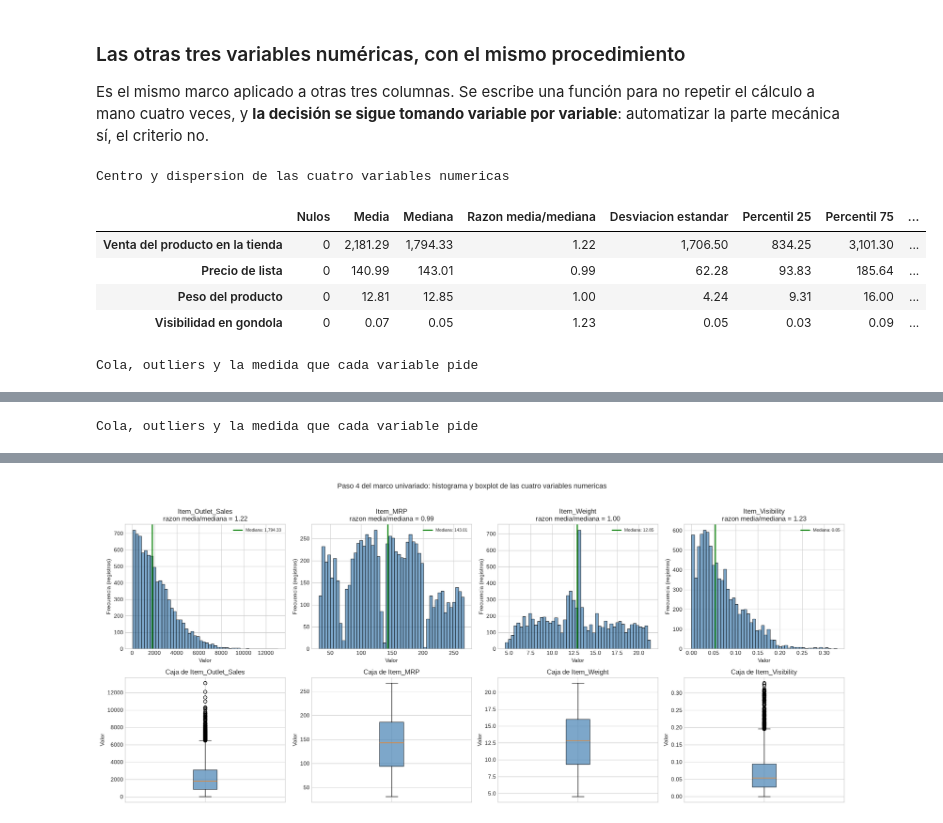
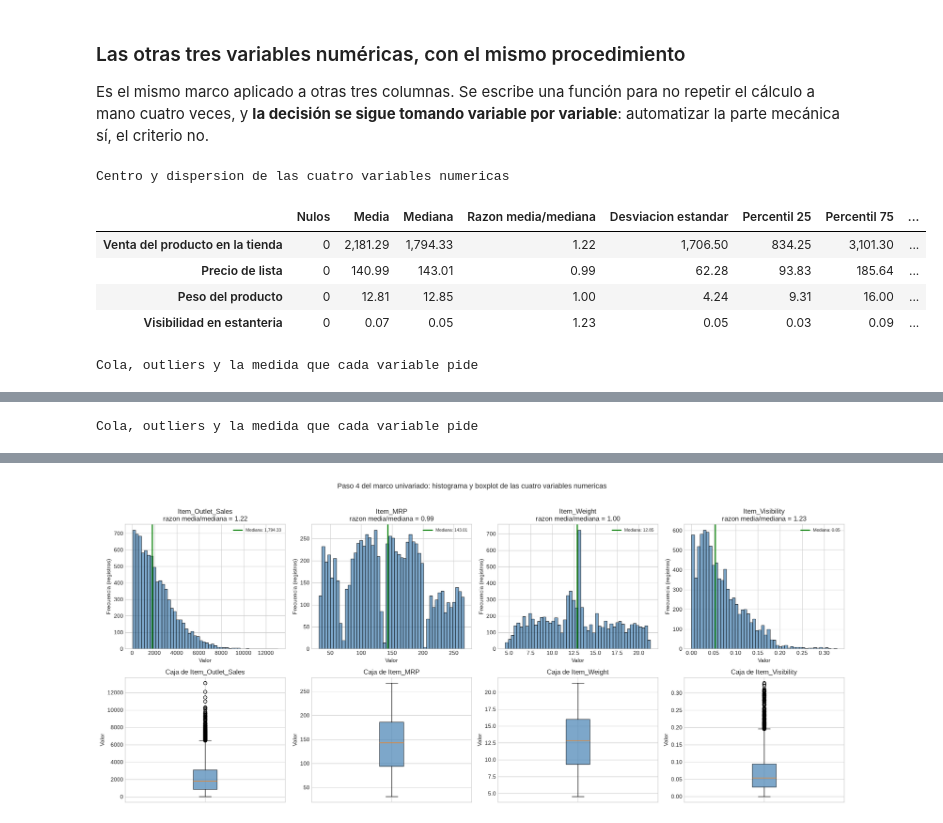
Before and after one commit to Breinersmartinez/Data-analysis, a Jupyter notebook: EDA_bigmart_sales.ipynb, the cells around one changed output, grey strips where cells are left out. Cells and saved outputs as stored; diff of their text form; code cells hidden in the pictures.

```diff
--- a/EDA_bigmart_sales.ipynb
+++ b/EDA_bigmart_sales.ipynb
@@ -103,7 +103,7 @@ COLUMNAS = {
     'Item_Identifier': 'Identificador del producto',
     'Item_Weight': 'Peso del producto',
     'Item_Fat_Content': 'Contenido de grasa',
-    'Item_Visibility': 'Visibilidad en gondola',
+    'Item_Visibility': 'Visibilidad en estanteria',
     'Item_Type': 'Familia de producto',
     'Item_MRP': 'Precio de lista',
     'Outlet_Identifier': 'Identificador de la tienda',
@@ -1512,35 +1512,35 @@ def univariado(datos, columna, etiqueta):
         'maximo': serie.max(),
         'limite_inferior': limite_inferior,
         'limite_superior': limite_superior,
         'outliers': int(marcados.sum()),
         'pct_outliers': marcados.mean() * 100,
         'forma': forma,
         'medida_recomendada': recomendada,
     }
 
 
 
 filas_univariado = []
 for col, etiqueta in [('Item_Outlet_Sales', 'Venta'),
                       ('Item_MRP', 'Precio de lista'),
                       ('Item_Weight', 'Peso del producto'),
-                      ('Item_Visibility', 'Visibilidad en góndola')]:
+                      ('Item_Visibility', 'Visibilidad en estantería')]:
     filas_univariado.append(univariado(df, col, etiqueta))
 
 TABLA_UNIVARIADO = pd.DataFrame(filas_univariado).set_index('variable')
 tabla(TABLA_UNIVARIADO[['nulos', 'media', 'mediana', 'razon', 'desviacion', 'q1', 'q3', 'iqr']], 2,
      'Centro y dispersion de las cuatro variables numericas')
 print()
 tabla(TABLA_UNIVARIADO[['minimo', 'maximo', 'limite_inferior', 'limite_superior',
                         'outliers', 'pct_outliers', 'forma', 'medida_recomendada']], 2,
      'Cola, outliers y la medida que cada variable pide')
 # %% [output]
 Centro y dispersion de las cuatro variables numericas
 |  | Nulos | Media | Mediana | Razon media/mediana | Desviacion estandar | Percentil 25 | Percentil 75 | ... |
 | Venta del producto en la tienda | 0 | 2,181.29 | 1,794.33 | 1.22 | 1,706.50 | 834.25 | 3,101.30 | ... |
 | Precio de lista | 0 | 140.99 | 143.01 | 0.99 | 62.28 | 93.83 | 185.64 | ... |
 | Peso del producto | 0 | 12.81 | 12.85 | 1.00 | 4.24 | 9.31 | 16.00 | ... |
-| Visibilidad en gondola | 0 | 0.07 | 0.05 | 1.23 | 0.05 | 0.03 | 0.09 | ... |
+| Visibilidad en estanteria | 0 | 0.07 | 0.05 | 1.23 | 0.05 | 0.03 | 0.09 | ... |
 Cola, outliers y la medida que cada variable pide
 |  | Minimo | Maximo | Limite inferior | Limite superior | Outliers | % de las filas | Forma | ... |
 | Venta del producto en la tienda | 33.29 | 13,086.96 | -2,566.33 | 6,501.87 | 186 | 2.18 | sesgada a la derecha | ... |
```
Also changed, not shown: parts of 10 cells of this notebook.
